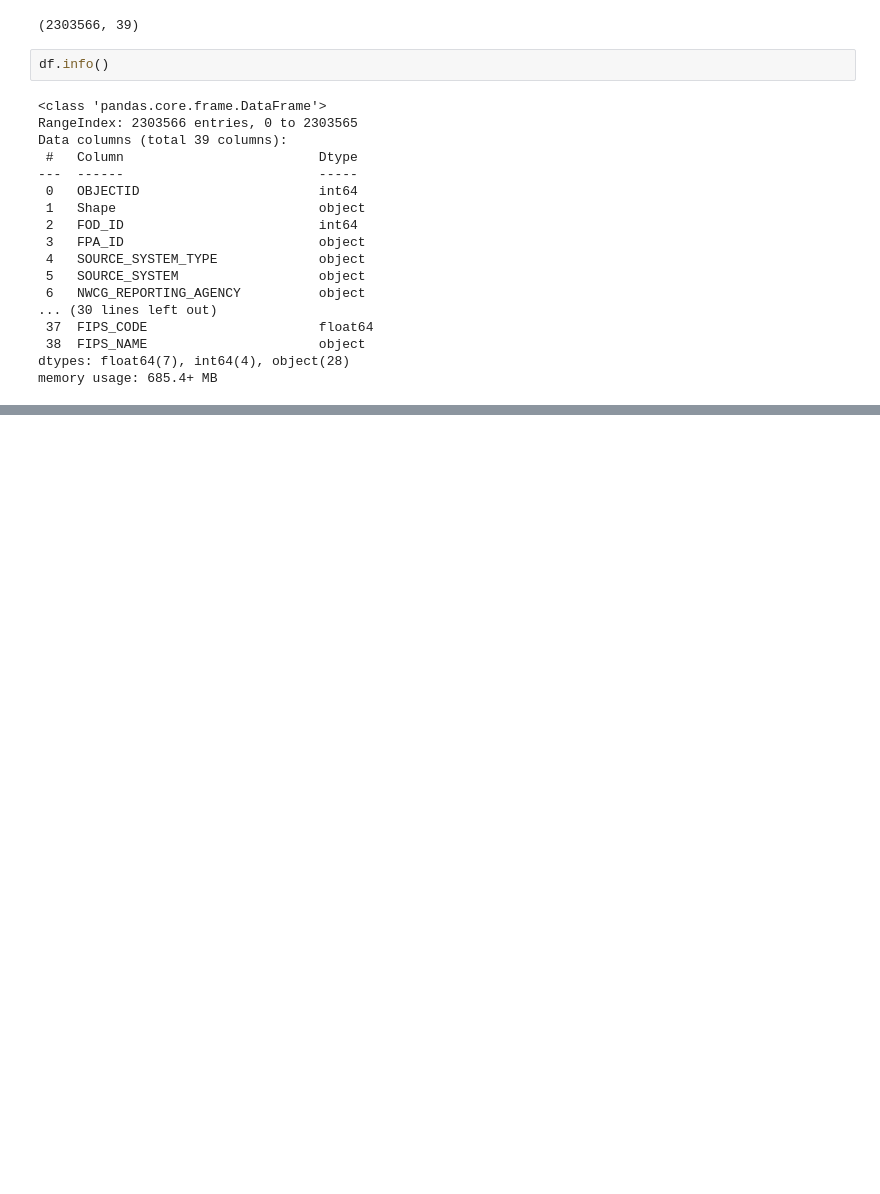
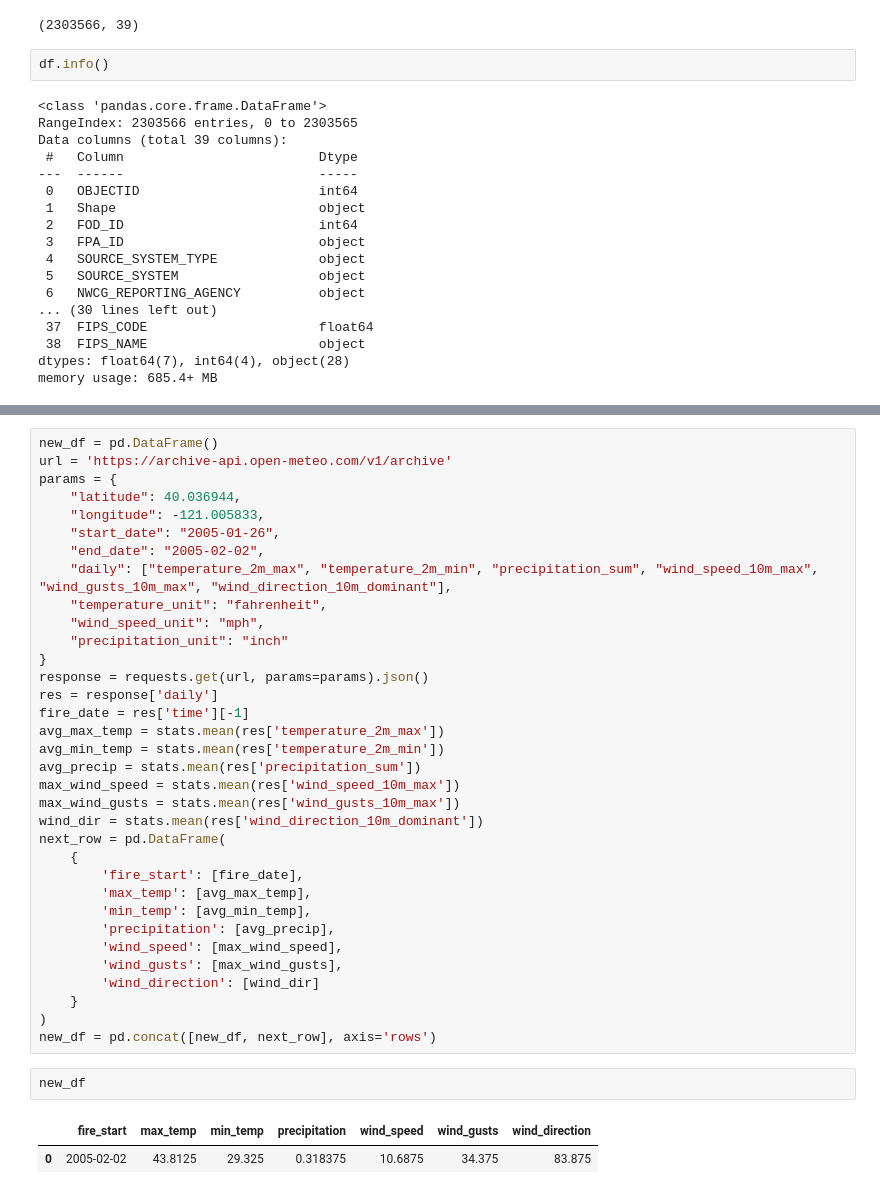
Before and after one commit to briangullen/gc_proj_prep, a Jupyter notebook: ca_wildfires.ipynb, the cells around one changed output, grey strips where cells are left out. Drawn from its saved outputs; the diff is of its cells as text; blank space fills up the shorter version.

```diff
--- a/ca_wildfires.ipynb
+++ b/ca_wildfires.ipynb
@@ -117,0 +201,39 @@ Name: DISCOVERY_DATE, dtype: object
+# %%
+new_df = pd.DataFrame()
+url = 'https://archive-api.open-meteo.com/v1/archive'
+params = {
+    "latitude": 40.036944,
+    "longitude": -121.005833,
+    "start_date": "2005-01-26",
+    "end_date": "2005-02-02",
+    "daily": ["temperature_2m_max", "temperature_2m_min", "precipitation_sum", "wind_speed_10m_max", "wind_gusts_10m_max", "wind_direction_10m_dominant"],
+    "temperature_unit": "fahrenheit",
+    "wind_speed_unit": "mph",
+    "precipitation_unit": "inch"
+}
+response = requests.get(url, params=params).json()
+res = response['daily']
+fire_date = res['time'][-1]
+avg_max_temp = stats.mean(res['temperature_2m_max'])
+avg_min_temp = stats.mean(res['temperature_2m_min'])
+avg_precip = stats.mean(res['precipitation_sum'])
+max_wind_speed = stats.mean(res['wind_speed_10m_max'])
+max_wind_gusts = stats.mean(res['wind_gusts_10m_max'])
+wind_dir = stats.mean(res['wind_direction_10m_dominant'])
+next_row = pd.DataFrame(
+    {
+        'fire_start': [fire_date],
+        'max_temp': [avg_max_temp],
+        'min_temp': [avg_min_temp],
+        'precipitation': [avg_precip],
+        'wind_speed': [max_wind_speed],
+        'wind_gusts': [max_wind_gusts],
+        'wind_direction': [wind_dir]
+    }
+)
+new_df = pd.concat([new_df, next_row], axis='rows')
+# %%
+new_df
+# %% [output]
+|  | fire_start | max_temp | min_temp | precipitation | wind_speed | wind_gusts | wind_direction |
+| 0 | 2005-02-02 | 43.8125 | 29.325 | 0.318375 | 10.6875 | 34.375 | 83.875 |
```
Also changed, not shown: parts of 26 cells of this notebook.
